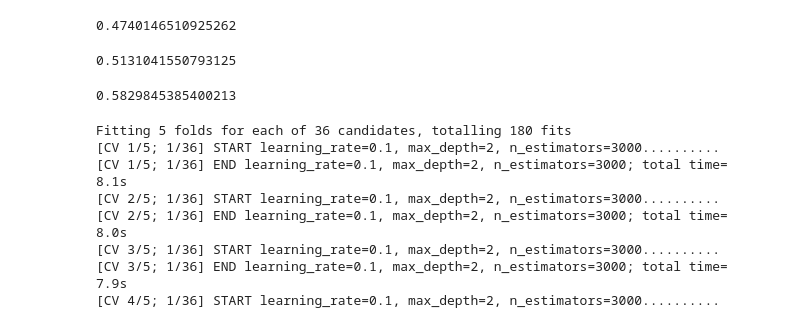
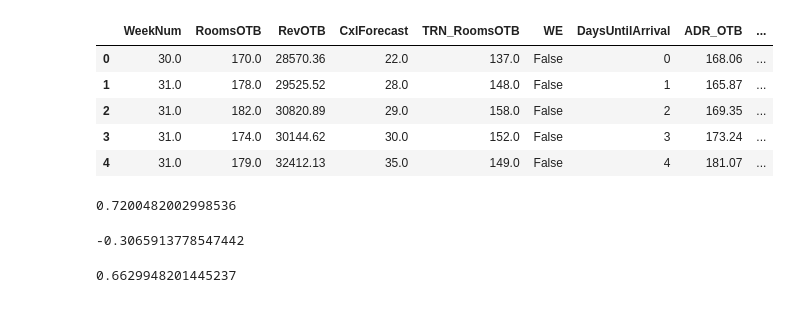
Before and after one commit to edubu2/hotel-revman-system, a Jupyter notebook: code/model_demand.ipynb, the cells around one changed output. Drawn from its saved outputs; the diff is of its cells as text; code cells hidden in the pictures.

```diff
--- a/code/model_demand.ipynb
+++ b/code/model_demand.ipynb
@@ -18,3 +22,6 @@ from sklearn.ensemble import RandomForestRegressor
 from xgboost import XGBRegressor
 # %%
 h1_stats = pd.read_pickle("../data/h1_stats.pick")
+h1_stats["WeekNum"] = h1_stats["WeekNum"].astype(int)
+# %%
+h1_stats["WeekNum"] = h1_stats.StayDate.dt.isocalendar().week
@@ -33,10 +57,14 @@ h1_stats.describe()
 # %%
 mask = (h1_stats["StayDate"] < '2017-08-01')
 test_mask = (h1_stats['AsOfDate'] == '2017-08-01')
-h1_train = h1_stats[mask].copy()
-h1_test = h1_stats[test_mask].copy()
+h1_train = h1_stats.loc[mask].copy()
+h1_test = h1_stats.loc[test_mask].copy()
 
-X1_train = h1_train[X_cols]
-X1_test = h1_test[X_cols]
-y1_train = h1_train['ACTUAL_RoomsSold']
-y1_test = h1_test['ACTUAL_RoomsSold']
+X1_train = h1_train[X_cols].copy()
+X1_test = h1_test[X_cols].copy()
+y1_train = h1_train['ACTUAL_RoomsSold'].copy()
+y1_test = h1_test['ACTUAL_RoomsSold'].copy()
+
+# not sure why I need to do this again (it's done in agg.py), but here we are.
+X1_train["WeekNum"] = X1_train.WeekNum.astype('float')
+X1_test["WeekNum"] = X1_test.WeekNum.astype('float')
@@ -45,41 +93,27 @@ h1_test['id']
+# %%
+X1_train.head()
+# %% [output]
+|  | WeekNum | RoomsOTB | RevOTB | CxlForecast | TRN_RoomsOTB | WE | DaysUntilArrival | ADR_OTB | ... |
+| 0 | 30.0 | 170.0 | 28570.36 | 22.0 | 137.0 | False | 0 | 168.06 | ... |
+| 1 | 31.0 | 178.0 | 29525.52 | 28.0 | 148.0 | False | 1 | 165.87 | ... |
+| 2 | 31.0 | 182.0 | 30820.89 | 29.0 | 158.0 | False | 2 | 169.35 | ... |
+| 3 | 31.0 | 174.0 | 30144.62 | 30.0 | 152.0 | False | 3 | 173.24 | ... |
+| 4 | 31.0 | 179.0 | 32412.13 | 35.0 | 149.0 | False | 4 | 181.07 | ... |
 # %%
 lm = LinearRegression()
 lr_model = lm.fit(X1_train, y1_train)
 scores = cross_val_score(lm, X1_train, y1_train, scoring='r2', cv=5)
 scores.mean()
 # %% [output]
-0.4740146510925262
+0.7200482002998536
+# %%
+lr_model.score(X1_test, y1_test)
+# %% [output]
+-0.3065913778547442
 # %%
 rfm = RandomForestRegressor(n_jobs=-1, random_state=20)
 rf_model = rfm.fit(X1_train, y1_train)
 scores = cross_val_score(rfm, X1_train, y1_train, scoring='r2', cv=5)
 scores.mean()
 # %% [output]
-0.5131041550793125
+0.6629948201445237
-# %%
-xgbm = XGBRegressor(n_jobs=-1, random_state=20)
-scores = cross_val_score(xgbm, X1_train, y1_train, scoring='r2', cv=5)
-scores.mean()
-
-# score without
-# %% [output]
-0.5829845385400213
-# %%
-%%time
-param_grid = {
-    'learning_rate':[0.10, 0.15, 0.2],
-    'n_estimators':[3000, 4000, 5000],
-    'max_depth':[2, 3, 4, 5]
-}
-
-xgb_gs = GridSearchCV(estimator=xgbm, param_grid=param_grid, verbose=10)
-xgb_gsm = xgb_gs.fit(X1_train, y1_train)
-# %% [output]
-Fitting 5 folds for each of 36 candidates, totalling 180 fits
-[CV 1/5; 1/36] START learning_rate=0.1, max_depth=2, n_estimators=3000..........
-[CV 1/5; 1/36] END learning_rate=0.1, max_depth=2, n_estimators=3000; total time=   8.1s
-[CV 2/5; 1/36] START learning_rate=0.1, max_depth=2, n_estimators=3000..........
-[CV 2/5; 1/36] END learning_rate=0.1, max_depth=2, n_estimators=3000; total time=   8.0s
-[CV 3/5; 1/36] START learning_rate=0.1, max_depth=2, n_estimators=3000..........
-[CV 3/5; 1/36] END learning_rate=0.1, max_depth=2, n_estimators=3000; total time=   7.9s
-[CV 4/5; 1/36] START learning_rate=0.1, max_depth=2, n_estimators=3000..........
```
Also changed, not shown: parts of 23 cells of this notebook, 11 other files.
